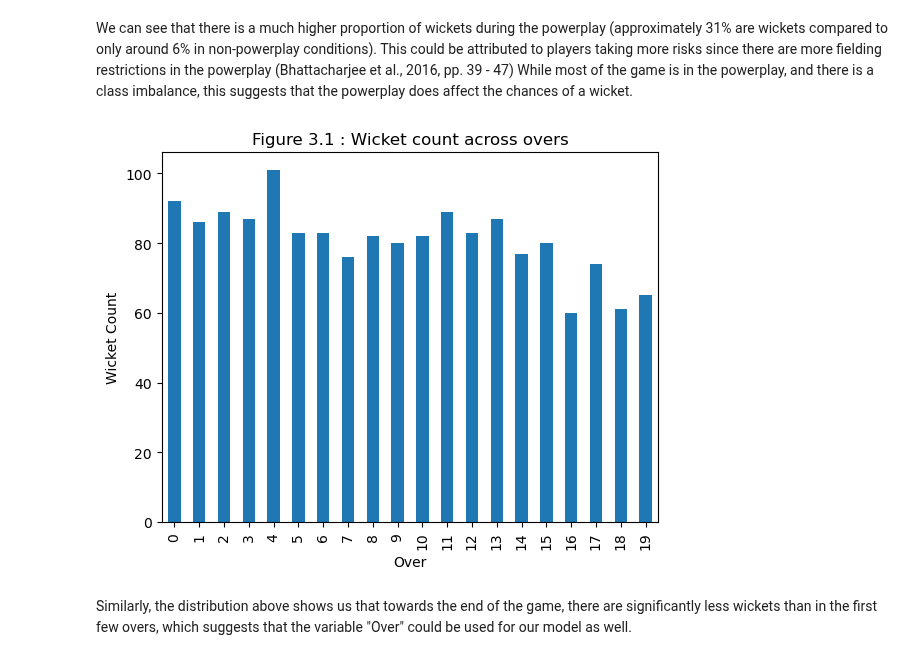
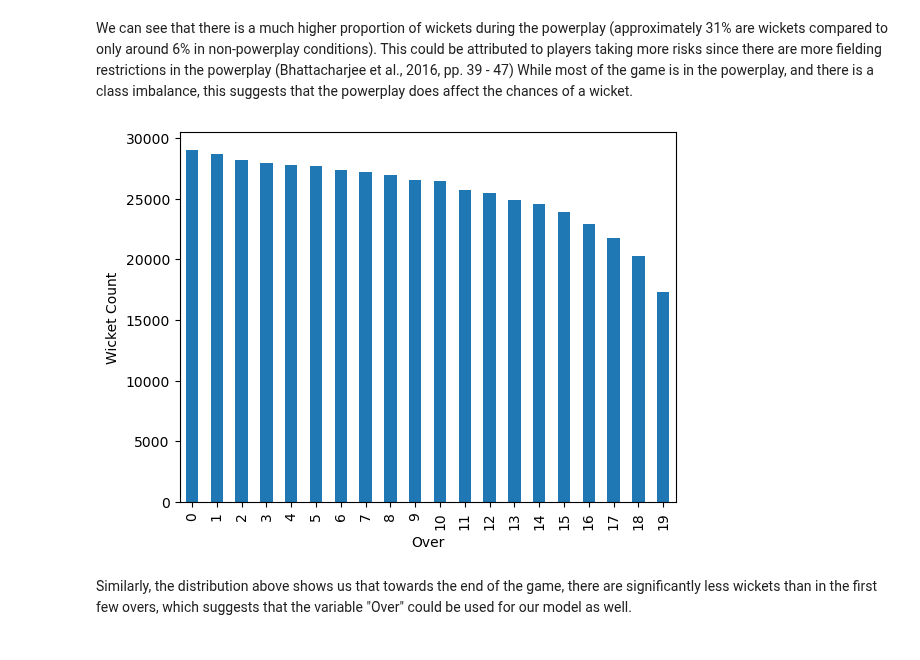
Before and after one commit to DSCI-310-2024/DSCI-310-Group-11-Cricket-Analysis, a Jupyter notebook: cricket_wicket_probability_prediction.ipynb, the cells around one changed output. Saved outputs shown, nothing was run; the diff lists cells and outputs as text; code cells hidden in the pictures.

Commit message:
get the data and change main code in ipynb to save plot.

```diff
--- a/cricket_wicket_probability_prediction.ipynb
+++ b/cricket_wicket_probability_prediction.ipynb
@@ -51,7 +51,7 @@ Firstly, we will perform some exploratory data analysis on the training data to
 
 ### Exploratory Data Analysis
 # %%
-data = pd.read_csv("data/.ipynb_checkpoints/cricket_test-checkpoint.csv")
+data = pd.read_csv("data/Cricket_main.csv")
 data = data.drop(columns = ["Unnamed: 0"])
 data.head().style.set_caption("Table 1: Overview of full dataset").set_table_styles([{
      'selector': 'caption',
@@ -356,12 +354,12 @@ Table 6: Wicket Count based off of Powerplay
 We can see that there is a much higher proportion of wickets during the powerplay (approximately 31% are wickets compared to only around 6% in non-powerplay conditions). This could be attributed to players taking more risks since there are more fielding restrictions in the powerplay (Bhattacharjee et al., 2016, pp. 39 - 47) While most of the game is in the powerplay, and there is a class imbalance, this suggests that the powerplay does affect the chances of a wicket.
 # %%
 over_count_wicket = train_data.groupby('over')['wicket'].count()
-chart4 = over_count_wicket.plot(kind = 'bar', xlabel="Over", ylabel="Wicket Count",
-                                                   title = "Figure 3.1 : Wicket count across overs")
+chart4 = over_count_wicket.plot(kind = 'bar', xlabel="Over", ylabel="Wicket Count")
+                                                   #,title = "Figure 3.1 : Wicket count across overs")
 fig = chart4.get_figure()
 fig.savefig('images/chart4.png')
 # %% [output]
-[figure, old version]
+[figure, new version]
 # %% [markdown]
 Similarly, the distribution above shows us that towards the end of the game, there are significantly less wickets than in the first few overs, which suggests that the variable "Over" could be used for our model as well.
 # %%
```
Also changed, not shown: parts of 14 cells of this notebook, 13 other files.
